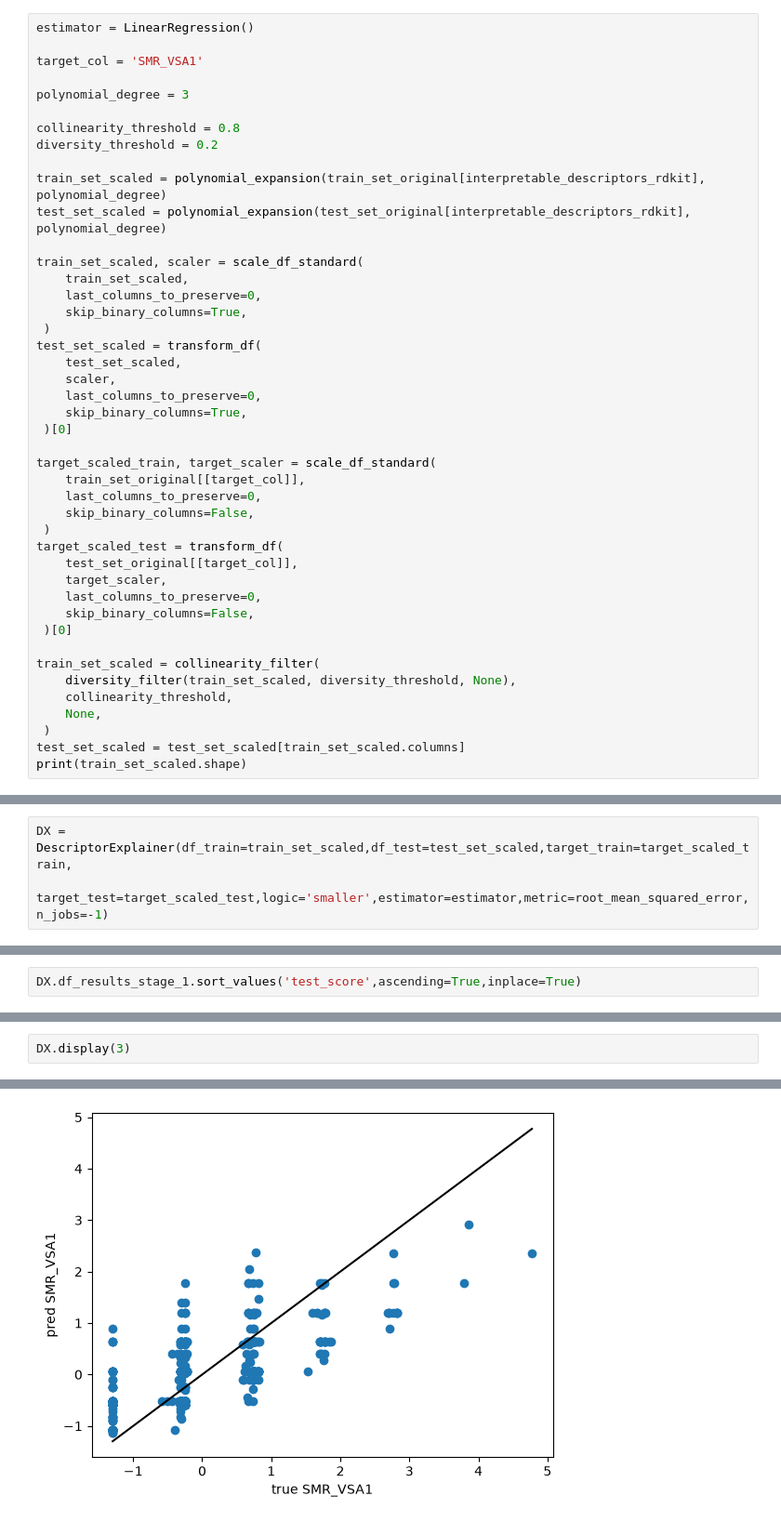
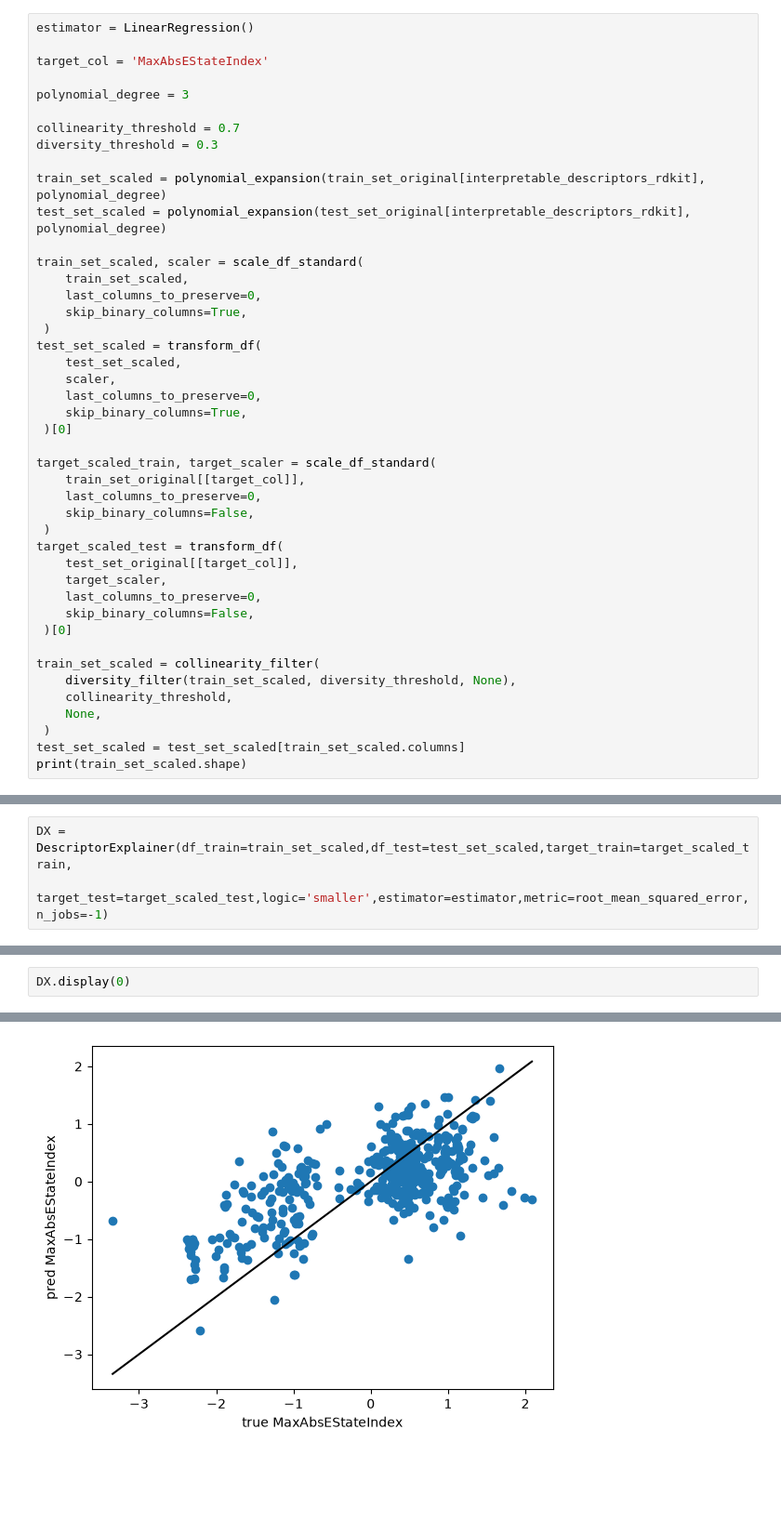
Before and after one commit to seacunilever/mlchem, a Jupyter notebook: examples/9 - Model Interpretation/model_interpretation.ipynb, the cells around one changed output, grey strips where cells are left out. Shown at 93% size. Saved outputs shown, nothing was run; the diff lists cells and outputs as text; blank space fills up the shorter version.

```diff
--- a/examples/9 - Model Interpretation/model_interpretation.ipynb
+++ b/examples/9 - Model Interpretation/model_interpretation.ipynb
@@ -139,12 +140,12 @@ interpretable_descriptors_rdkit
 # %%
 estimator = LinearRegression()
 
-target_col = 'SMR_VSA1'
+target_col = 'MaxAbsEStateIndex'
 
 polynomial_degree = 3
 
-collinearity_threshold = 0.8
-diversity_threshold = 0.2
+collinearity_threshold = 0.7
+diversity_threshold = 0.3
 
 train_set_scaled = polynomial_expansion(train_set_original[interpretable_descriptors_rdkit], polynomial_degree)
 test_set_scaled = polynomial_expansion(test_set_original[interpretable_descriptors_rdkit], polynomial_degree)
@@ -228,5 +229,3 @@ DX.df_results_stage_1.sort_values('test_score',ascending=True).head(10)
-# %%
-DX.df_results_stage_1.sort_values('test_score',ascending=True,inplace=True)
 # %%
 DX.fit_stage_2(top_n_subsets=10,cv_iter=5)
 # %% [output]
@@ -244,3 +243,3 @@ DX.df_results_stage_2.head()
 # %%
-DX.display(3)
+DX.display(0)
 # %% [output]
@@ -250,2 +249,2 @@ Adj Train R2: 0.52
 std_y: 1.00
-[figure, old version]
+[figure, new version]
```
Also changed, not shown: parts of 15 cells of this notebook, 2 other files.
